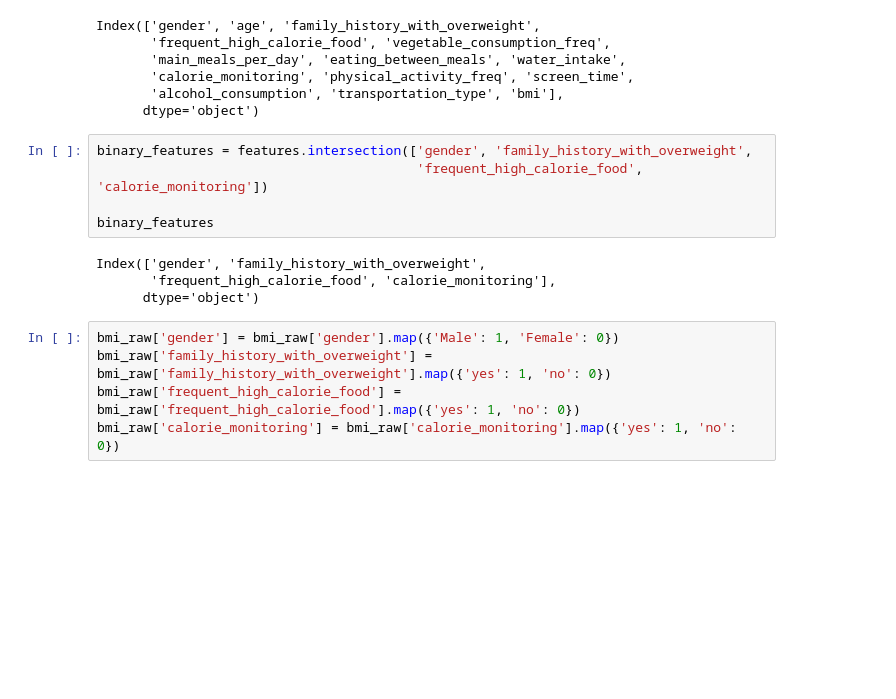
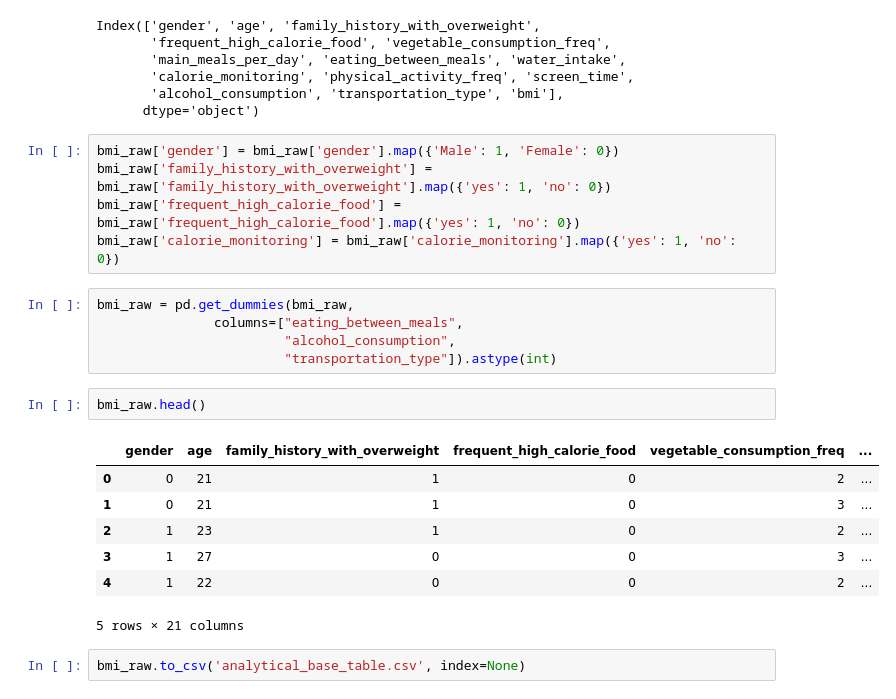
Before and after one commit to PetaGb/BMI-regression, a Jupyter notebook: EDA.ipynb, the cells around one changed output. Saved outputs shown, nothing was run; the diff lists cells and outputs as text; blank space fills up the shorter version.

```diff
--- a/EDA.ipynb
+++ b/EDA.ipynb
@@ -291,17 +291,25 @@ Index(['gender', 'age', 'family_history_with_overweight',
        'calorie_monitoring', 'physical_activity_freq', 'screen_time',
        'alcohol_consumption', 'transportation_type', 'bmi'],
       dtype='object')
-# %%
-binary_features = features.intersection(['gender', 'family_history_with_overweight',
-                                         'frequent_high_calorie_food', 'calorie_monitoring'])
-
-binary_features
-# %% [output]
-Index(['gender', 'family_history_with_overweight',
-       'frequent_high_calorie_food', 'calorie_monitoring'],
-      dtype='object')
 # %%
 bmi_raw['gender'] = bmi_raw['gender'].map({'Male': 1, 'Female': 0})
 bmi_raw['family_history_with_overweight'] = bmi_raw['family_history_with_overweight'].map({'yes': 1, 'no': 0})
 bmi_raw['frequent_high_calorie_food'] = bmi_raw['frequent_high_calorie_food'].map({'yes': 1, 'no': 0})
 bmi_raw['calorie_monitoring'] = bmi_raw['calorie_monitoring'].map({'yes': 1, 'no': 0})
+# %%
+bmi_raw = pd.get_dummies(bmi_raw,
+               columns=["eating_between_meals",
+                        "alcohol_consumption",
+                        "transportation_type"]).astype(int)
+# %%
+bmi_raw.head()
+# %% [output]
+|  | gender | age | family_history_with_overweight | frequent_high_calorie_food | vegetable_consumption_freq | ... |
+| 0 | 0 | 21 | 1 | 0 | 2 | ... |
+| 1 | 0 | 21 | 1 | 0 | 3 | ... |
+| 2 | 1 | 23 | 1 | 0 | 2 | ... |
+| 3 | 1 | 27 | 0 | 0 | 3 | ... |
+| 4 | 1 | 22 | 0 | 0 | 2 | ... |
+5 rows × 21 columns
+# %%
+bmi_raw.to_csv('analytical_base_table.csv', index=None)
```
Also changed, not shown: 1 other file.
